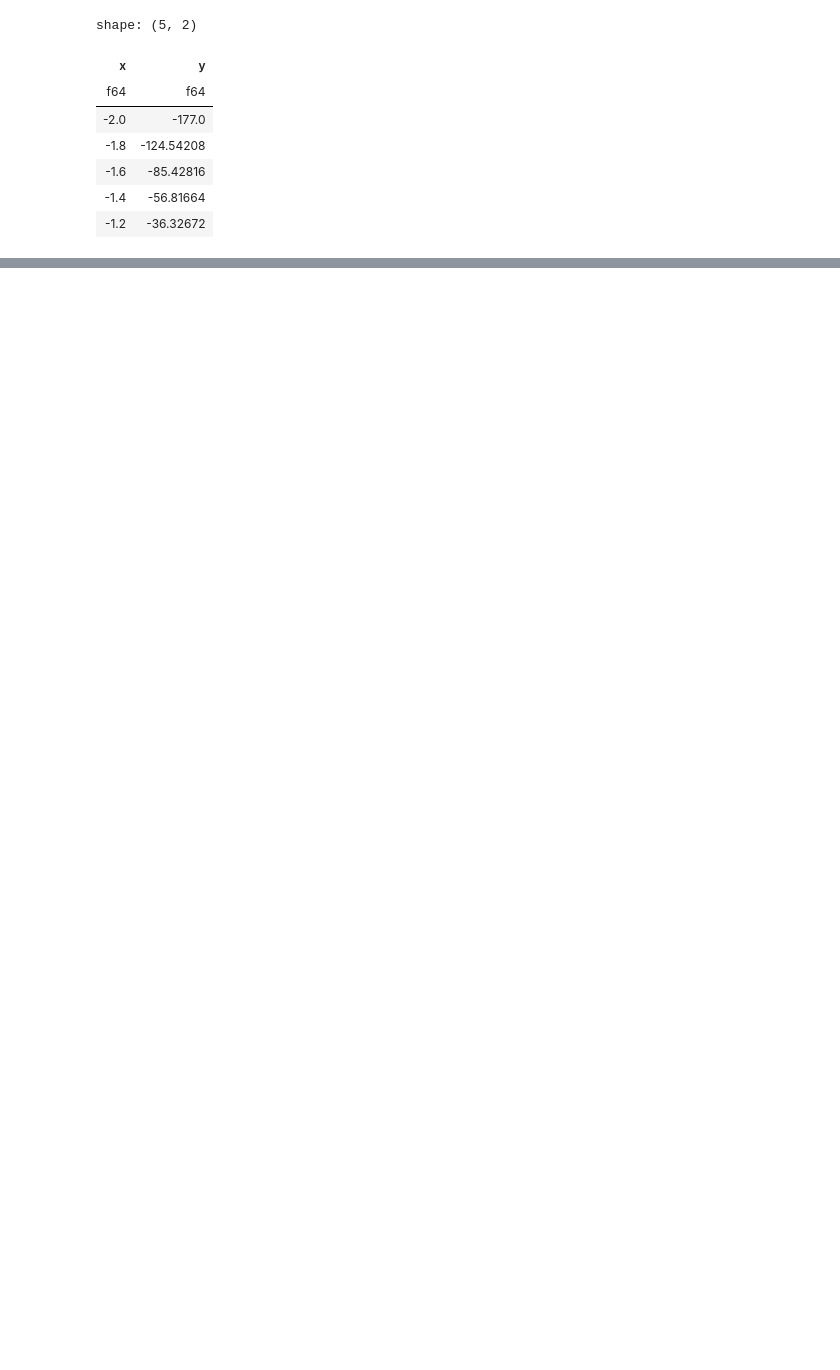
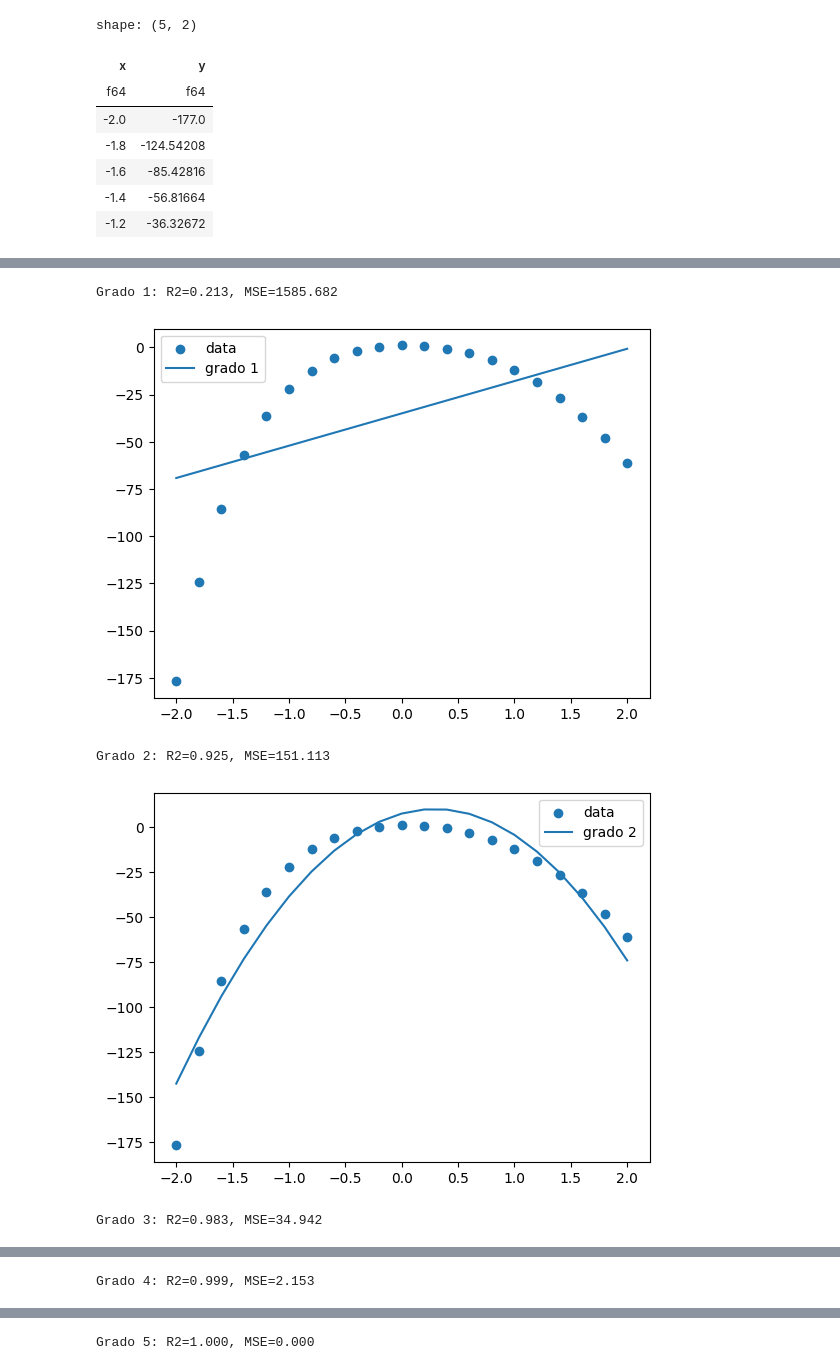
Before and after one commit to Seikened/semestre_v, a Jupyter notebook: algoritmos_bioinspirados/edas_algoritmo.ipynb, the cells around one changed output, grey strips where cells are left out. Cells and saved outputs as stored; diff of their text form; code cells hidden in the pictures; blank space fills up the shorter version.

```diff
--- a/algoritmos_bioinspirados/edas_algoritmo.ipynb
+++ b/algoritmos_bioinspirados/edas_algoritmo.ipynb
@@ -25,0 +146,26 @@ plt.scatter(x, y)
+# %%
+
+
+
+for grado in range(1, 6):
+    coef = np.polyfit(x, y, grado)
+    p = np.poly1d(coef)
+    y_pred = p(x)
+
+    # métricas de ajuste
+    r2 = r2_score(y, y_pred)
+    mse = mean_squared_error(y, y_pred)
+
+    print(f"Grado {grado}: R2={r2:.3f}, MSE={mse:.3f}")
+
+    # gráfica
+    plt.scatter(x, y, label="data")
+    plt.plot(x, y_pred, label=f"grado {grado}")
+    plt.legend()
+    plt.show()
+# %% [output]
+Grado 1: R2=0.213, MSE=1585.682
+[figure, added]
+Grado 2: R2=0.925, MSE=151.113
+[figure, added]
+Grado 3: R2=0.983, MSE=34.942
@@ -25,0 +173 @@ plt.scatter(x, y)
+Grado 4: R2=0.999, MSE=2.153
@@ -25,0 +175 @@ plt.scatter(x, y)
+Grado 5: R2=1.000, MSE=0.000
```
Also changed, not shown: parts of 13 cells of this notebook.
